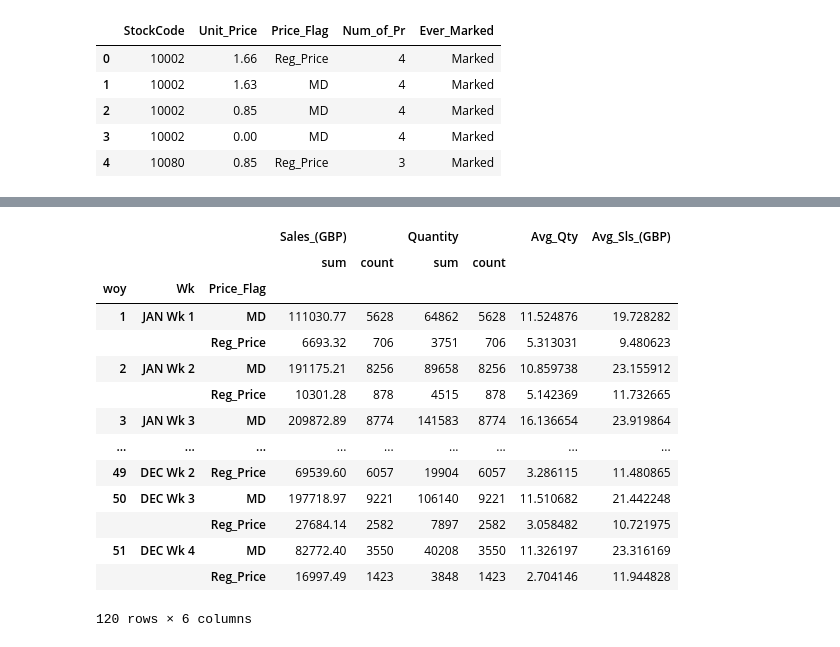
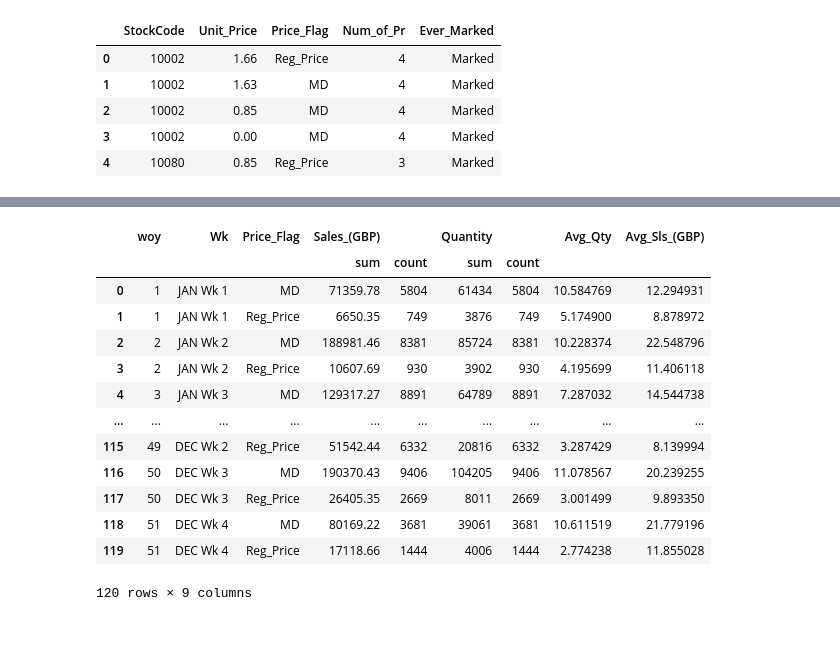
Before and after one commit to axpinkerton/projects, a Jupyter notebook: proj1nb.ipynb, the cells around one changed output, grey strips where cells are left out. Saved outputs shown, nothing was run; the diff lists cells and outputs as text; code cells hidden in the pictures.

```diff
--- a/proj1nb.ipynb
+++ b/proj1nb.ipynb
@@ -338,10 +345,10 @@ price_perf = new.copy()
 price_perf.head()
 pricing_sales = price_perf.merge(price_tbl, how='left', left_on=['StockCode','UnitPrice'], right_on=['StockCode','Unit_Price'])
 pricing_sales.head()
-mask1 = pricing_sales['Ever_Marked']=='Marked'
-mask2 = pricing_sales['ret']==False
-# pricing_sales.loc[mask1 & mask2,:]
-reg_md = pricing_sales.loc[mask1 & mask2, :].copy()
+# mask1 = pricing_sales['Ever_Marked']=='Marked'
+# mask2 = pricing_sales['ret']==False
+# pricing_sales.loc[mask2,:]
+reg_md = pricing_sales.copy()
 reg_md.head()
 # %% [output]
 |  | InvoiceNo | StockCode | Description | Quantity | UnitPrice | CustomerID | Country | 0 | Sales_(GBP) | ... |
@@ -354,21 +360,21 @@ reg_md.head()
 # %%
 final_pricing = reg_md.groupby(['woy','Wk','Price_Flag'])[['Sales_(GBP)','Quantity']].agg(['sum','count']).copy()
 final_pricing['Avg_Qty'] = final_pricing[('Quantity', 'sum')] / final_pricing[('Quantity', 'count')]
 final_pricing['Avg_Sls_(GBP)'] = final_pricing[('Sales_(GBP)', 'sum')] / final_pricing[('Sales_(GBP)', 'count')]
+final_pricing = final_pricing.reset_index()
 final_pricing
 # %% [output]
-|  |  |  | Sales_(GBP) |  | Quantity |  | Avg_Qty | Avg_Sls_(GBP) |
-|  |  |  | sum | count | sum | count |  |  |
-| woy | Wk | Price_Flag |  |  |  |  |  |  |
-| 1 | JAN Wk 1 | MD | 111030.77 | 5628 | 64862 | 5628 | 11.524876 | 19.728282 |
-|  |  | Reg_Price | 6693.32 | 706 | 3751 | 706 | 5.313031 | 9.480623 |
-| 2 | JAN Wk 2 | MD | 191175.21 | 8256 | 89658 | 8256 | 10.859738 | 23.155912 |
-|  |  | Reg_Price | 10301.28 | 878 | 4515 | 878 | 5.142369 | 11.732665 |
-| 3 | JAN Wk 3 | MD | 209872.89 | 8774 | 141583 | 8774 | 16.136654 | 23.919864 |
-| ... | ... | ... | ... | ... | ... | ... | ... | ... |
-| 49 | DEC Wk 2 | Reg_Price | 69539.60 | 6057 | 19904 | 6057 | 3.286115 | 11.480865 |
-| 50 | DEC Wk 3 | MD | 197718.97 | 9221 | 106140 | 9221 | 11.510682 | 21.442248 |
-|  |  | Reg_Price | 27684.14 | 2582 | 7897 | 2582 | 3.058482 | 10.721975 |
-| 51 | DEC Wk 4 | MD | 82772.40 | 3550 | 40208 | 3550 | 11.326197 | 23.316169 |
-|  |  | Reg_Price | 16997.49 | 1423 | 3848 | 1423 | 2.704146 | 11.944828 |
+|  | woy | Wk | Price_Flag | Sales_(GBP) |  | Quantity |  | Avg_Qty | Avg_Sls_(GBP) |
+|  |  |  |  | sum | count | sum | count |  |  |
+| 0 | 1 | JAN Wk 1 | MD | 71359.78 | 5804 | 61434 | 5804 | 10.584769 | 12.294931 |
+| 1 | 1 | JAN Wk 1 | Reg_Price | 6650.35 | 749 | 3876 | 749 | 5.174900 | 8.878972 |
+| 2 | 2 | JAN Wk 2 | MD | 188981.46 | 8381 | 85724 | 8381 | 10.228374 | 22.548796 |
+| 3 | 2 | JAN Wk 2 | Reg_Price | 10607.69 | 930 | 3902 | 930 | 4.195699 | 11.406118 |
+| 4 | 3 | JAN Wk 3 | MD | 129317.27 | 8891 | 64789 | 8891 | 7.287032 | 14.544738 |
+| ... | ... | ... | ... | ... | ... | ... | ... | ... | ... |
+| 115 | 49 | DEC Wk 2 | Reg_Price | 51542.44 | 6332 | 20816 | 6332 | 3.287429 | 8.139994 |
+| 116 | 50 | DEC Wk 3 | MD | 190370.43 | 9406 | 104205 | 9406 | 11.078567 | 20.239255 |
+| 117 | 50 | DEC Wk 3 | Reg_Price | 26405.35 | 2669 | 8011 | 2669 | 3.001499 | 9.893350 |
+| 118 | 51 | DEC Wk 4 | MD | 80169.22 | 3681 | 39061 | 3681 | 10.611519 | 21.779196 |
+| 119 | 51 | DEC Wk 4 | Reg_Price | 17118.66 | 1444 | 4006 | 1444 | 2.774238 | 11.855028 |
-120 rows × 6 columns
+120 rows × 9 columns
```
Also changed, not shown: parts of 16 cells of this notebook.
